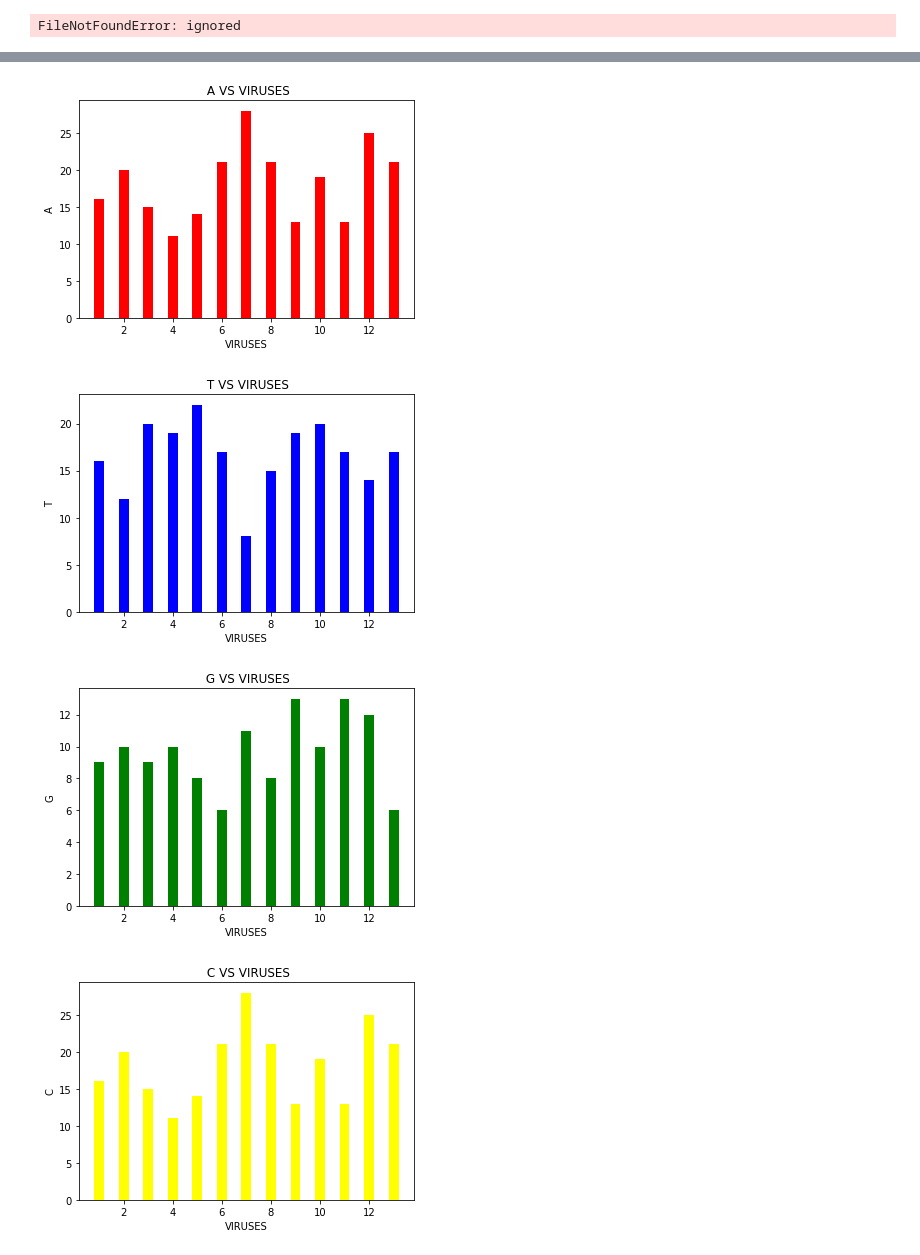
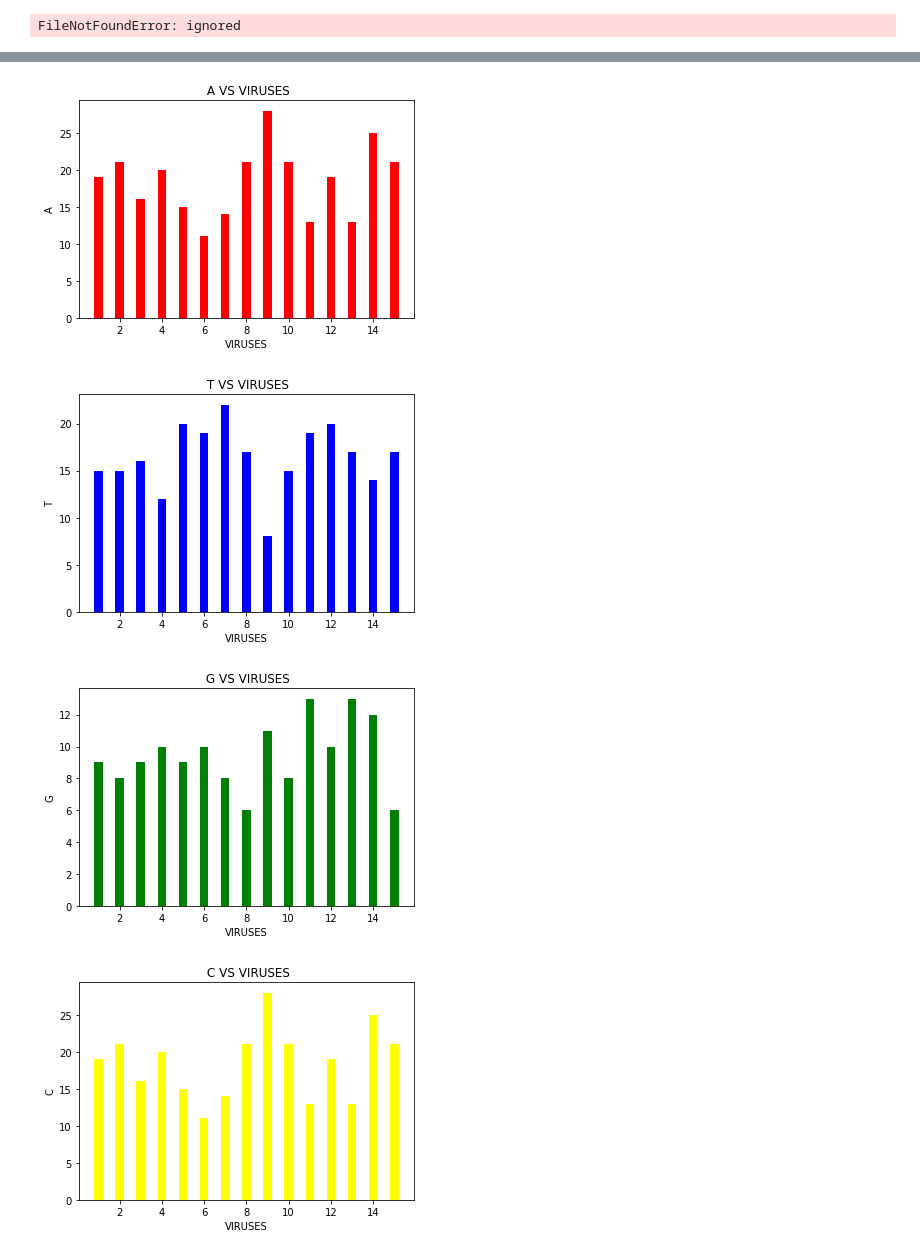
Before and after one commit to Sergio432/Bioinfo, a Jupyter notebook: SEQ.ipynb, the cells around one changed output, grey strips where cells are left out. Drawn from its saved outputs; the diff is of its cells as text; code cells hidden in the pictures.

```diff
--- a/SEQ.ipynb
+++ b/SEQ.ipynb
@@ -86,34 +86,34 @@ plt.show()
 # %%
 import matplotlib.pyplot as plt
 import pandas as pd
 
-A=[16, 20, 15, 11, 14, 21, 28, 21, 13, 19, 13, 25, 21]
-T=[16, 12, 20, 19, 22, 17, 8, 15, 19, 20, 17, 14, 17]
-G=[9, 10, 9, 10, 8, 6, 11, 8, 13, 10, 13, 12, 6]
-C=[17, 16, 14, 18, 14, 14, 11, 14, 13, 9, 15, 7, 14]
-e=[1, 2, 3, 4, 5, 6, 7, 8, 9, 10, 11, 12, 13]
+A=[19,21, 16, 20, 15, 11, 14, 21, 28, 21, 13, 19, 13, 25, 21]
+T=[ 15,15, 16, 12, 20, 19, 22, 17, 8, 15, 19, 20, 17, 14, 17]
+G=[9,8, 9, 10, 9, 10, 8, 6, 11, 8, 13, 10, 13, 12, 6]
+C=[15,14, 17, 16, 14, 18, 14, 14, 11, 14, 13, 9, 15, 7, 14]
+e=[1, 2, 3, 4, 5, 6, 7, 8, 9, 10, 11, 12, 13,14,15]
 plt.bar(e,A, color='red', width=0.4)
 plt.xlabel('VIRUSES')
 plt.ylabel("A")
 plt.title(" A VS VIRUSES")
 plt.show()
 plt.bar(e,T, color='blue', width=0.4)
 plt.xlabel('VIRUSES')
 plt.ylabel("T")
 plt.title(" T VS VIRUSES")
 plt.show()
 plt.bar(e,G, color='green', width=0.4)
 plt.xlabel('VIRUSES')
 plt.ylabel("G")
 plt.title(" G VS VIRUSES")
 plt.show()
 plt.bar(e,A, color='yellow', width=0.4)
 plt.xlabel('VIRUSES')
 plt.ylabel("C")
 plt.title(" C VS VIRUSES")
 plt.show()
 # %% [output]
-[figure, old version]
+[figure, new version]
-[figure, old version]
+[figure, new version]
-[figure, old version]
+[figure, new version]
-[figure, old version]
+[figure, new version]
```
Also changed, not shown: parts of 1 cell of this notebook.
